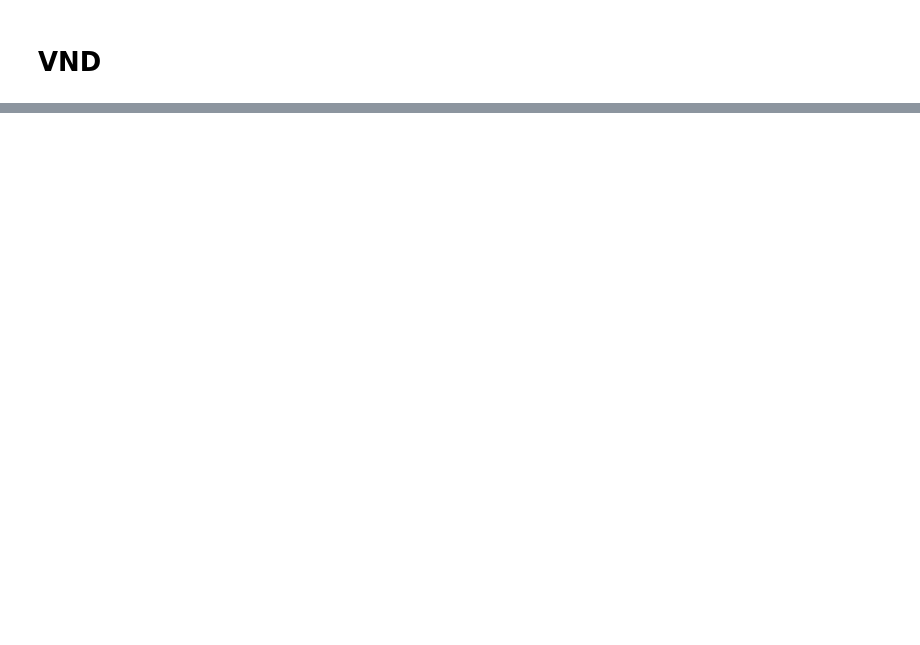
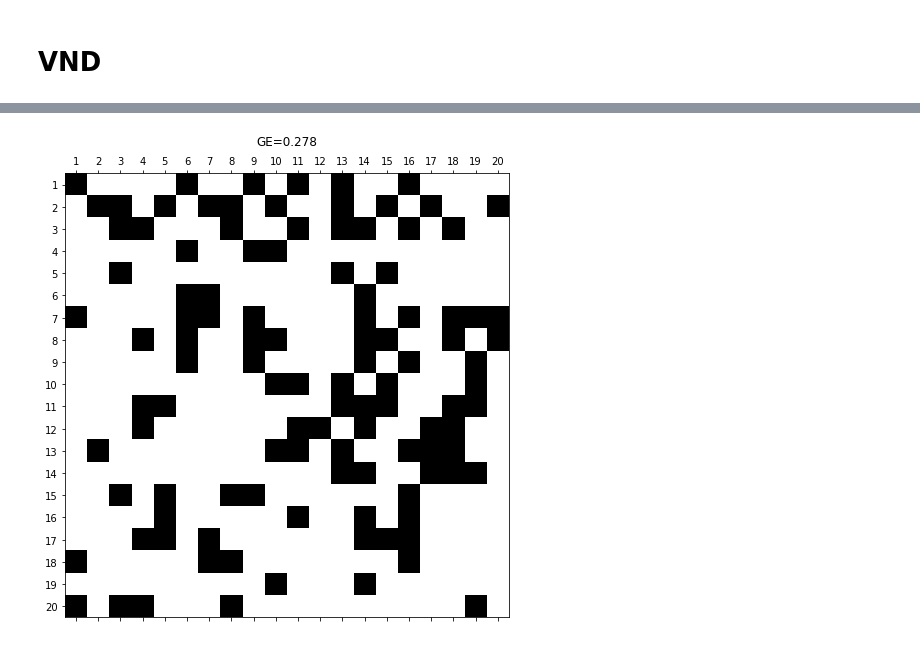
Before and after one commit to zaktan8/optimization_problems, a Jupyter notebook: 2_VNS_for_CFP/VNS.ipynb, the cells around one changed output, grey strips where cells are left out. Cells and saved outputs as stored; diff of their text form; code cells hidden in the pictures; blank space fills up the shorter version.

```diff
--- a/2_VNS_for_CFP/VNS.ipynb
+++ b/2_VNS_for_CFP/VNS.ipynb
@@ -262,0 +337,6 @@ BEST SOLUTION:
+# %%
+matrix, m_ids, p_ids = read_instance_data(instances_dir, '20x20.txt')
+init_sol = Solution([Cluster(machines=m_ids, parts=p_ids)], matrix)
+init_sol.draw()
+# %% [output]
+[figure, added]
```
Also changed, not shown: parts of 21 cells of this notebook.
